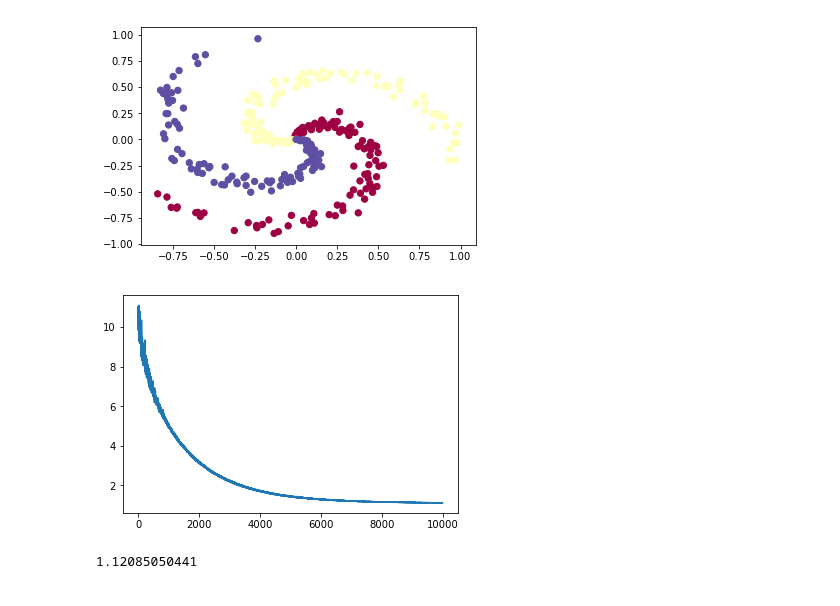
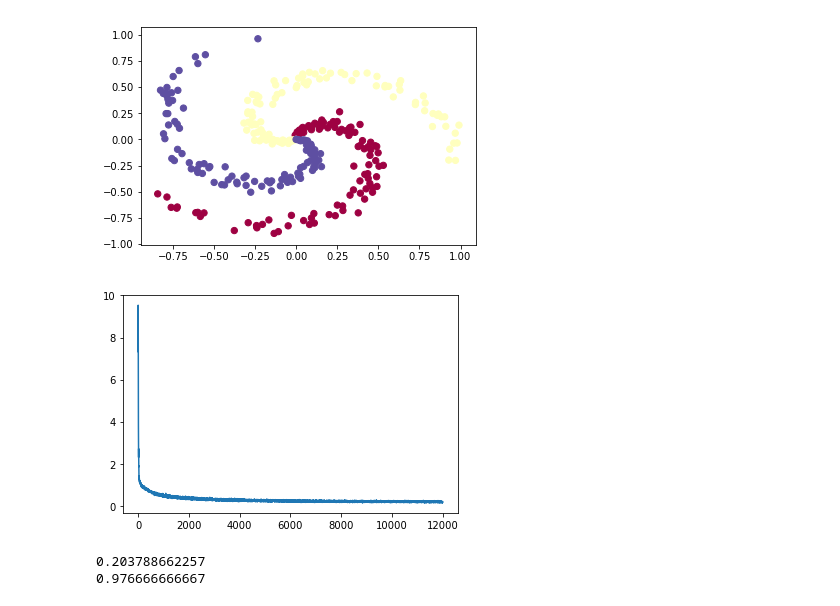
Before and after one commit to inuyasha0618/fcnet, a Jupyter notebook: Fully Connect NeuralNetwork.ipynb, the cells around one changed output. Saved outputs shown, nothing was run; the diff lists cells and outputs as text; code cells hidden in the pictures.

```diff
--- a/Fully Connect NeuralNetwork.ipynb
+++ b/Fully Connect NeuralNetwork.ipynb
@@ -199,7 +197,7 @@ D = 2 # dimensionality
 K = 3 # number of classes
 X = np.zeros((N*K,D)) # data matrix (each row = single example)
 y = np.zeros(N*K, dtype='uint8') # class labels
-for j in xrange(K):
+for j in range(K):
   ix = range(N*j,N*(j+1))
   r = np.linspace(0.0,1,N) # radius
   t = np.linspace(j*4,(j+1)*4,N) + np.random.randn(N)*0.2 # theta
@@ -213,21 +211,24 @@ plt.show()
 # %%
 data = {
     'X_train': X,
     'y_train': y,
     'X_val': None,
     'y_val': None
 }
 
-test_net = FullyConnectNet(layers=[10, K], input_dim=D, reg=0.3)
-trainer = Trainer(test_net, data, batch_size=30, epoch_nums=1000)
+test_net = FullyConnectNet(layers=[10, 10, K], input_dim=D, reg=1e-3)
+trainer = Trainer(test_net, data, batch_size=150, epoch_nums=6000, learning_rate=1e-2)
 
 loss_cache = trainer.train()
 
 plt.plot(np.arange(len(loss_cache)), loss_cache)
 
 plt.show()
 
 print(loss_cache[-1])
+
+print(trainer.check_train_accuracy())
 # %% [output]
-[figure, old version]
+[figure, new version]
-1.12085050441
+0.203788662257
+0.976666666667
```
Also changed, not shown: parts of 9 cells of this notebook, 2 other files.
